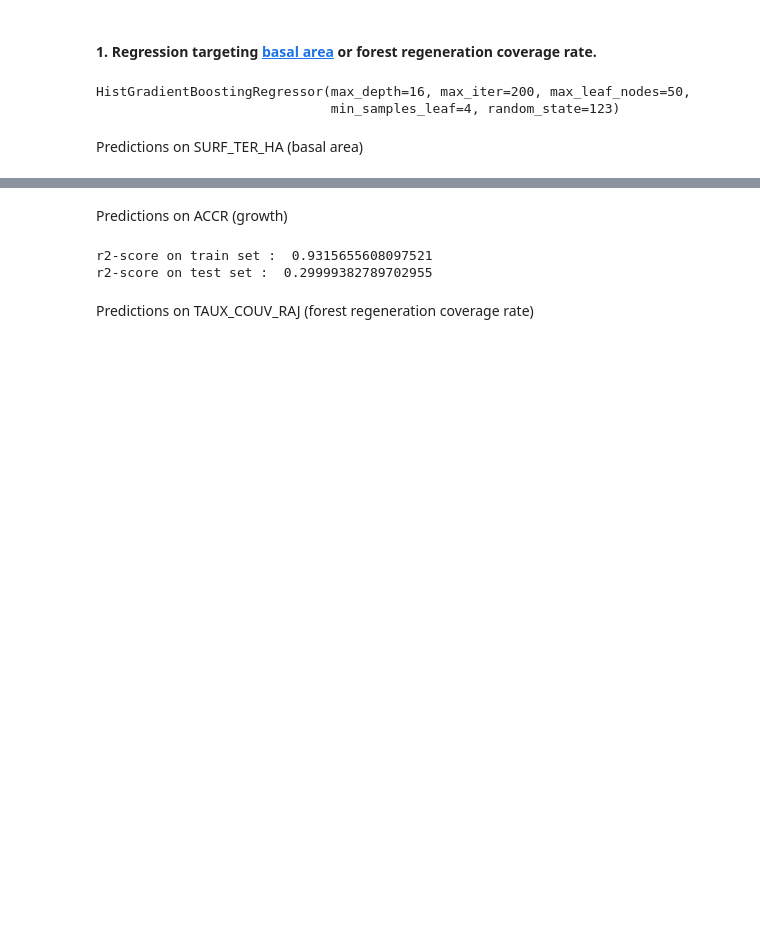
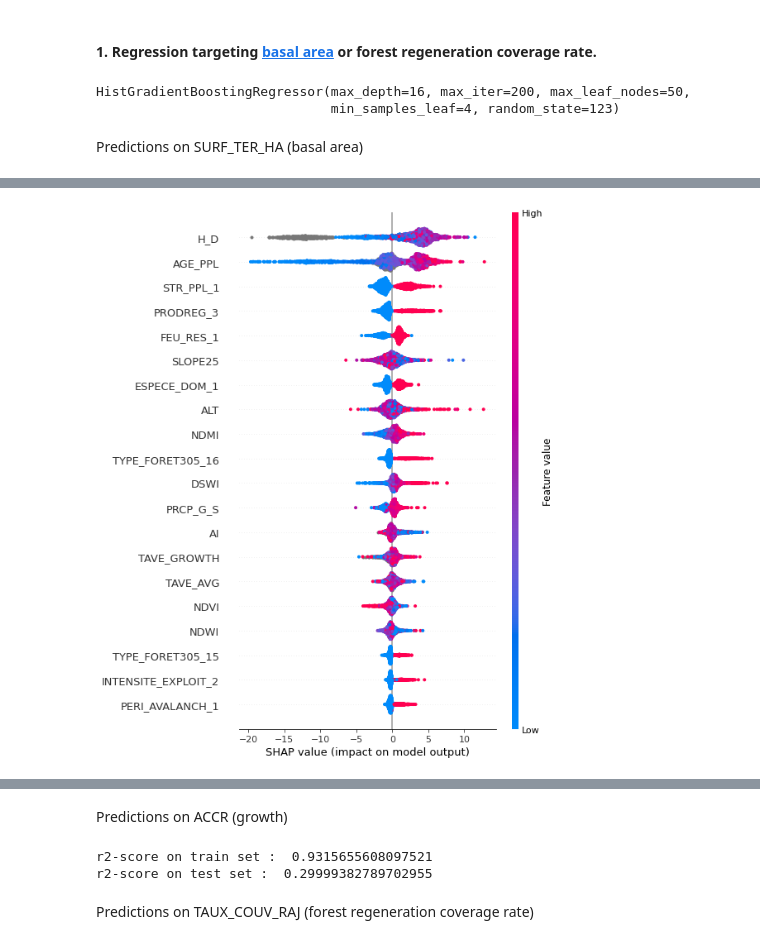
Before and after one commit to Ukratic/Protection-Forests, a Jupyter notebook: modeling.ipynb, the cells around one changed output, grey strips where cells are left out. Saved outputs shown, nothing was run; the diff lists cells and outputs as text; code cells hidden in the pictures; blank space fills up the shorter version.

```diff
--- a/modeling.ipynb
+++ b/modeling.ipynb
@@ -82,0 +106,5 @@ r2-score on test set :  0.47013498416860455
+# %%
+shap_values.feature_names = col_names
+shap.summary_plot(shap_values, X_test)
+# %% [output]
+[figure, added]
```
Also changed, not shown: parts of 18 cells of this notebook.
